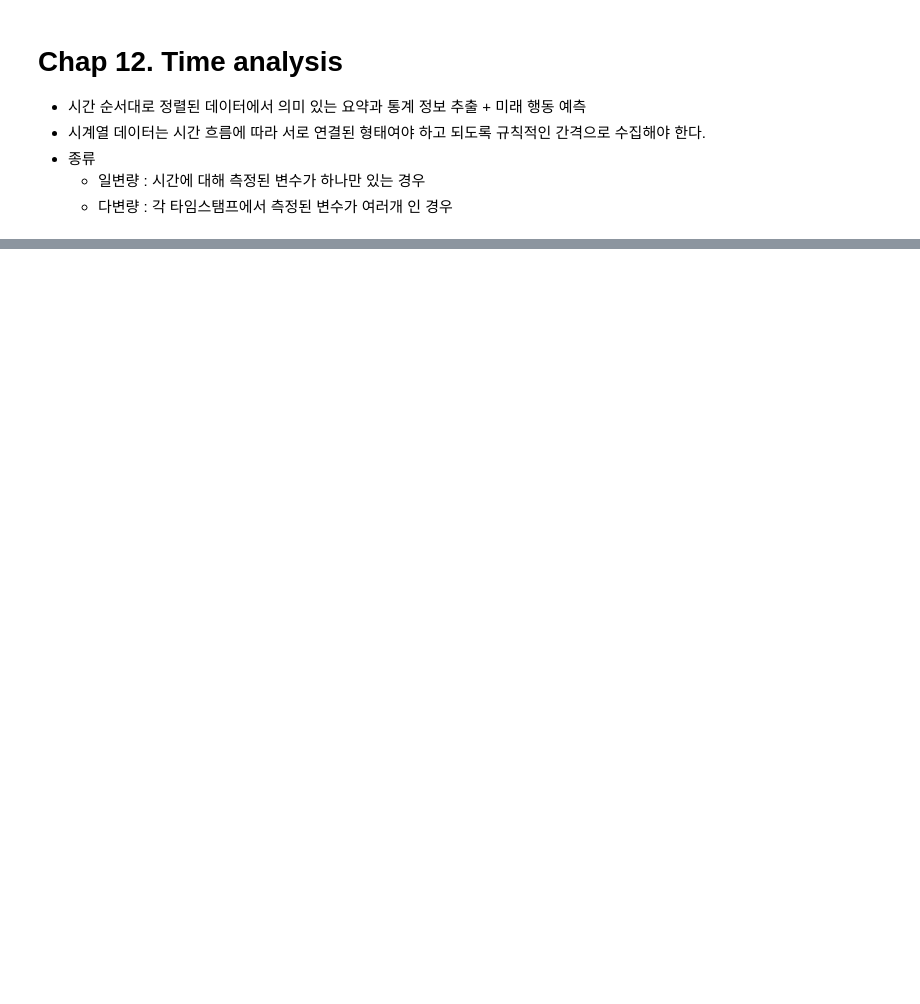
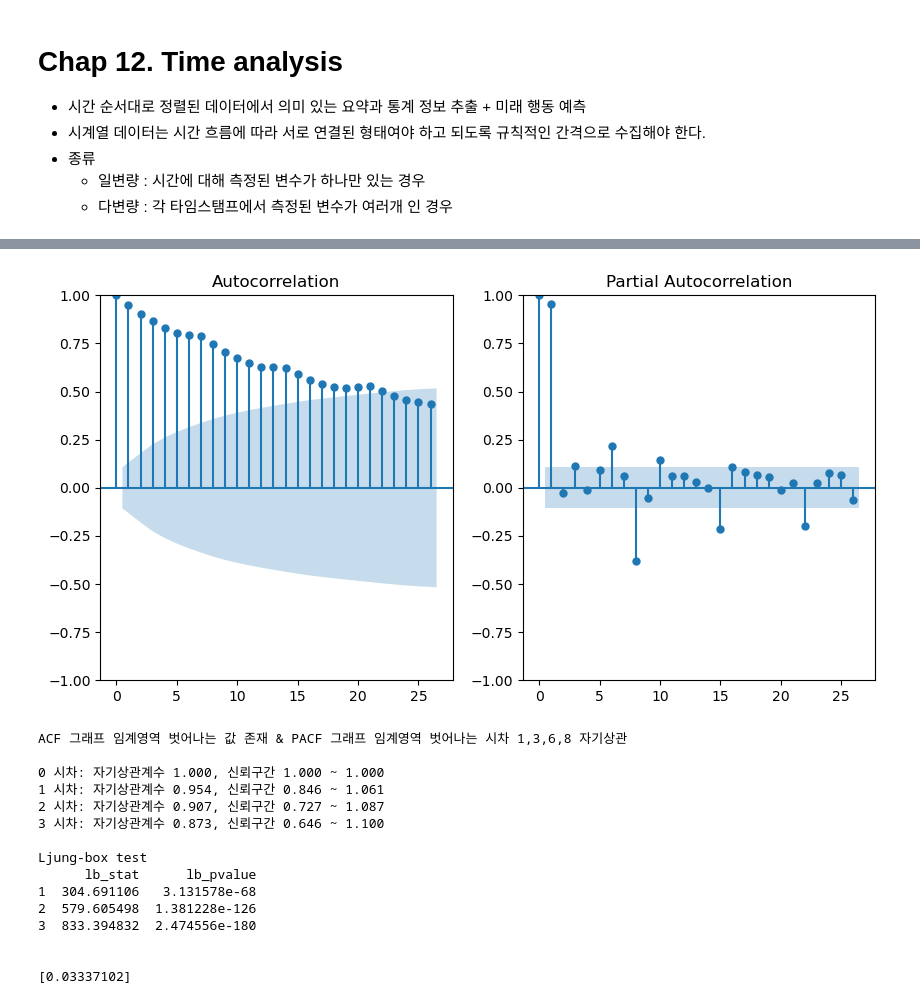
Before and after one commit to klee30810/ADP-study, a Jupyter notebook: codebook/Chap 12. Time anlalysis.ipynb, the cells around one changed output, grey strips where cells are left out. Saved outputs shown, nothing was run; the diff lists cells and outputs as text; code cells hidden in the pictures; blank space fills up the shorter version.

```diff
--- a/codebook/Chap 12. Time anlalysis.ipynb
+++ b/codebook/Chap 12. Time anlalysis.ipynb
@@ -7,0 +109,48 @@
+# %%
+from statsmodels.graphics.tsaplots import plot_acf, plot_pacf
+from statsmodels.tsa.stattools import acf, pacf
+from statsmodels.stats.diagnostic import acorr_ljungbox
+from statsmodels.stats.stattools import durbin_watson
+
+# ACF/PACF
+fig, axes = plt.subplots(1,2, figsize=(10,5))
+plot_acf(ts_head, ax=axes[0])
+plot_pacf(ts_head, ax=axes[1])
+plt.show()
+print(
+"""
+ACF 그래프 임계영역 벗어나는 값 존재 & PACF 그래프 임계영역 벗어나는 시차 1,3,6,8 자기상관
+""")
+
+ACs, confs = acf(ts_head, fft=False, nlags=3, alpha=0.05, adjusted=True)
+for lag, ac, conf in zip(range(3+1), ACs, confs):
+    print(f"{lag} 시차: 자기상관계수 {ac:.3f}, 신뢰구간 {conf[0]:.3f} ~ {conf[1]:.3f}")
+
+# Ljung-box test
+# H0 : 데이터가 일련의 상관관계가 없다 / H1 : 데이터가 일련의 상관관계를 나타낸다
+print("\nLjung-box test")
+result = acorr_ljungbox(ts_head, return_df=True, auto_lag=True).head(3)
+print(result)
+
+# Durbin-watson test
+# 2 : 자기 상관이 없다, 4 or 0: 자기 산관이 있다
+result = durbin_watson(ts_head)
+print("\n")
+print(result)
+# %% [output]
+[figure, added]
+ACF 그래프 임계영역 벗어나는 값 존재 & PACF 그래프 임계영역 벗어나는 시차 1,3,6,8 자기상관
+
+0 시차: 자기상관계수 1.000, 신뢰구간 1.000 ~ 1.000
+1 시차: 자기상관계수 0.954, 신뢰구간 0.846 ~ 1.061
+2 시차: 자기상관계수 0.907, 신뢰구간 0.727 ~ 1.087
+3 시차: 자기상관계수 0.873, 신뢰구간 0.646 ~ 1.100
+
+Ljung-box test
+      lb_stat      lb_pvalue
+1  304.691106   3.131578e-68
+2  579.605498  1.381228e-126
+3  833.394832  2.474556e-180
+
+
+[0.03337102]
```
Also changed, not shown: parts of 24 cells of this notebook.
